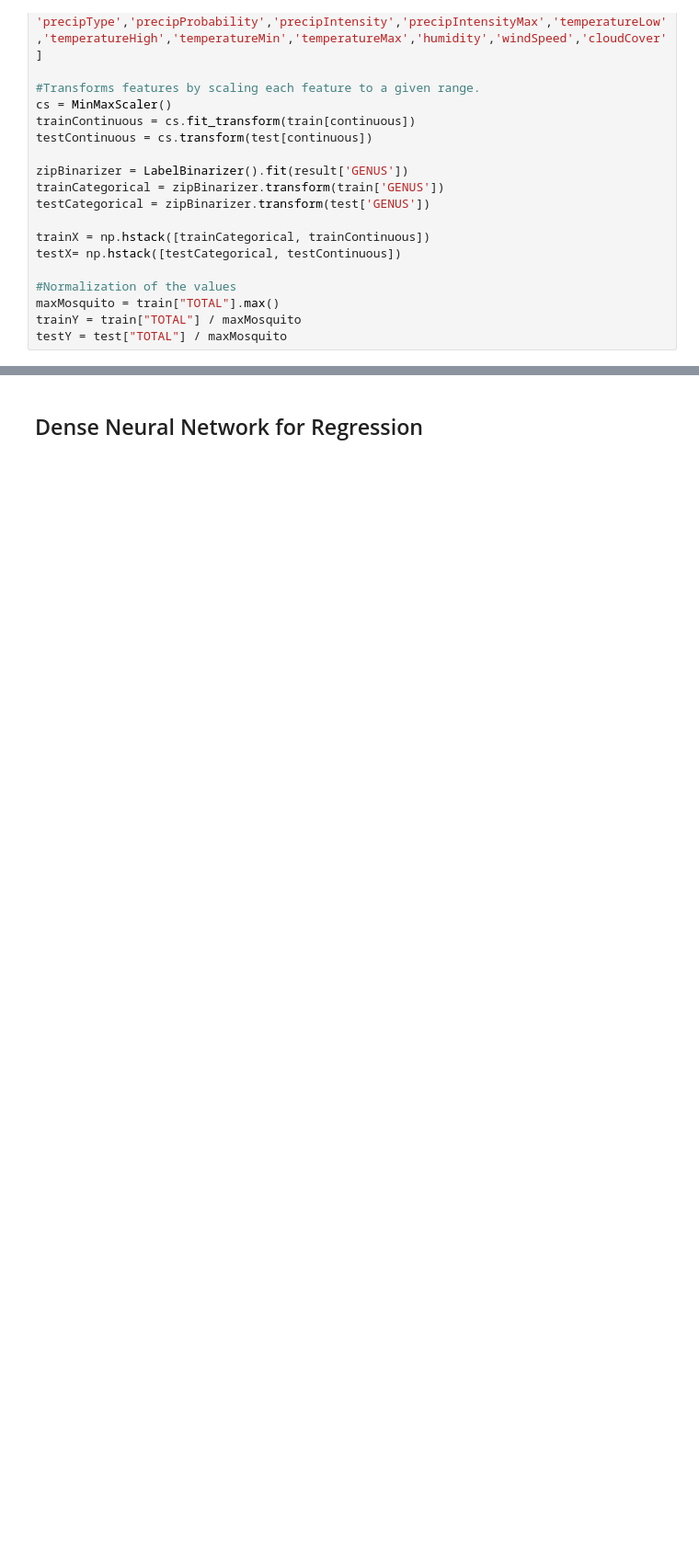
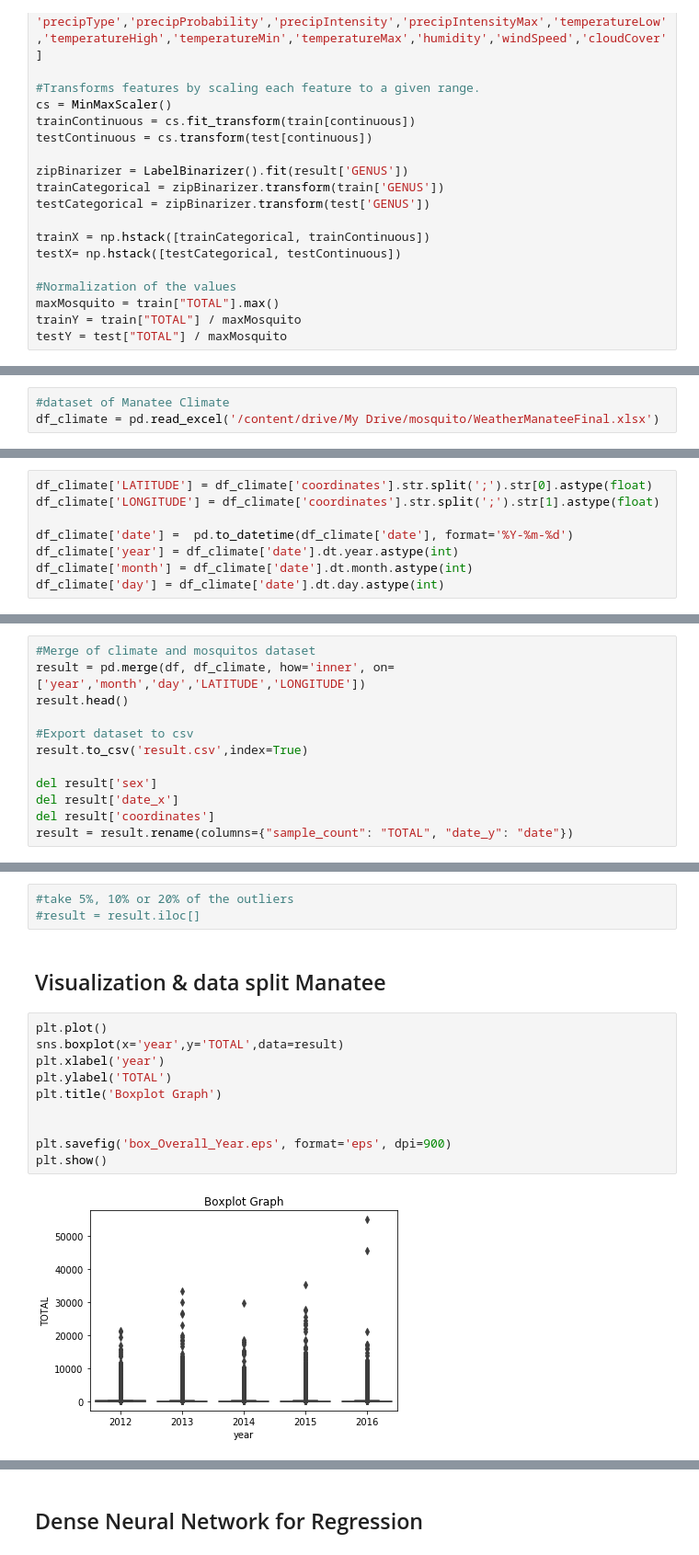
Before and after one commit to lrodrigocareaga/thesis, a Jupyter notebook: MosquitoHybridModel.ipynb, the cells around one changed output, grey strips where cells are left out. Shown at 92% size. Drawn from its saved outputs; the diff is of its cells as text; blank space fills up the shorter version.

```diff
--- a/MosquitoHybridModel.ipynb
+++ b/MosquitoHybridModel.ipynb
@@ -298,0 +374,3 @@ testY = test["TOTAL"] / maxMosquito
+# %%
+#dataset of Manatee Climate
+df_climate = pd.read_excel('/content/drive/My Drive/mosquito/WeatherManateeFinal.xlsx')
@@ -298,0 +398,8 @@ testY = test["TOTAL"] / maxMosquito
+# %%
+df_climate['LATITUDE'] = df_climate['coordinates'].str.split(';').str[0].astype(float)
+df_climate['LONGITUDE'] = df_climate['coordinates'].str.split(';').str[1].astype(float)
+
+df_climate['date'] =  pd.to_datetime(df_climate['date'], format='%Y-%m-%d')
+df_climate['year'] = df_climate['date'].dt.year.astype(int)
+df_climate['month'] = df_climate['date'].dt.month.astype(int)
+df_climate['day'] = df_climate['date'].dt.day.astype(int)
@@ -298,0 +415,12 @@ testY = test["TOTAL"] / maxMosquito
+# %%
+#Merge of climate and mosquitos dataset
+result = pd.merge(df, df_climate, how='inner', on=['year','month','day','LATITUDE','LONGITUDE'])
+result.head()
+
+#Export dataset to csv
+result.to_csv('result.csv',index=True)
+
+del result['sex']
+del result['date_x']
+del result['coordinates']
+result = result.rename(columns={"sample_count": "TOTAL", "date_y": "date"})
@@ -298,0 +437,17 @@ testY = test["TOTAL"] / maxMosquito
+# %%
+#take 5%, 10% or 20% of the outliers
+#result = result.iloc[]
+# %% [markdown]
+## Visualization & data split Manatee
+# %%
+plt.plot()
+sns.boxplot(x='year',y='TOTAL',data=result)
+plt.xlabel('year')
+plt.ylabel('TOTAL')
+plt.title('Boxplot Graph')
+
+
+plt.savefig('box_Overall_Year.eps', format='eps', dpi=900)
+plt.show()
+# %% [output]
+[figure, added]
```
Also changed, not shown: parts of 59 cells of this notebook.
